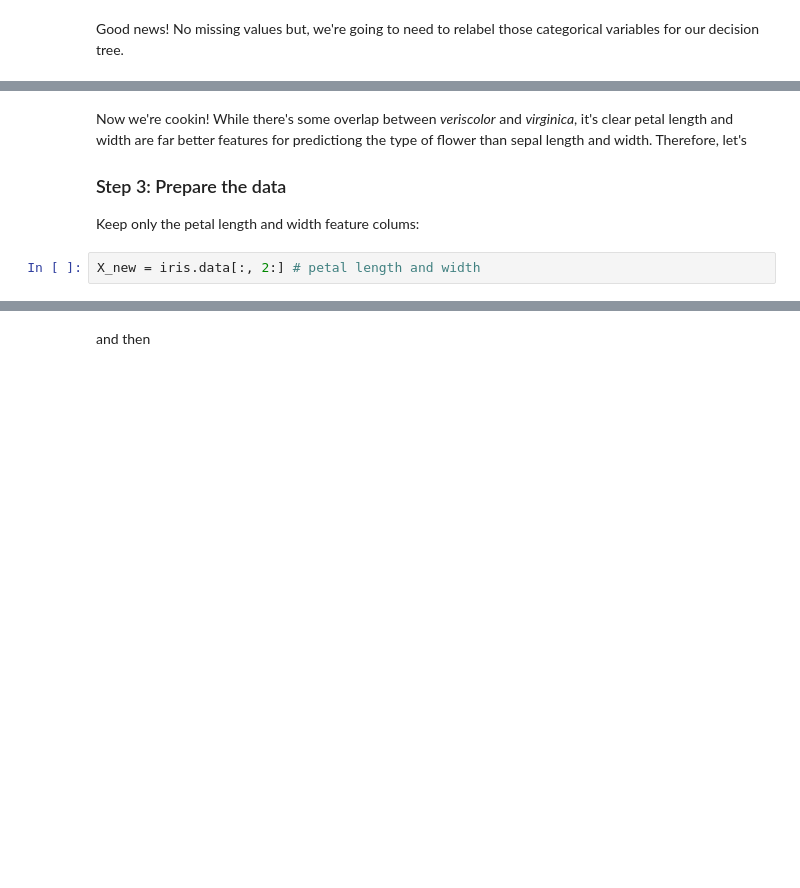
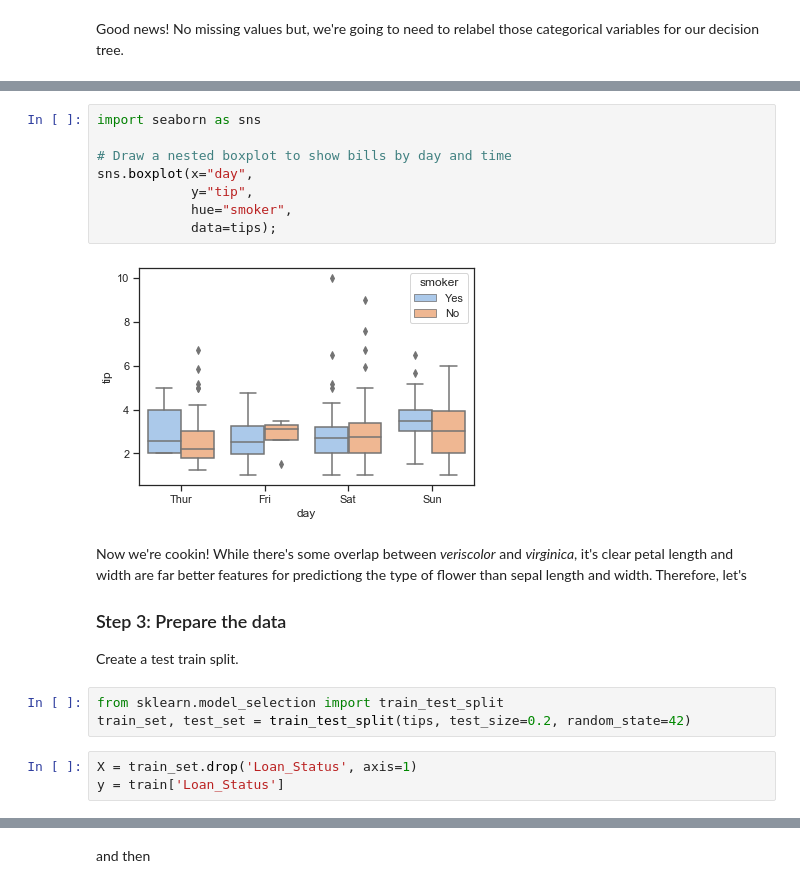
Before and after one commit to educatorsRlearners/an-a-z-of-machine-learning, a Jupyter notebook: _notebooks/2020-05-26-d-is-for-decision-tree.ipynb, the cells around one changed output, grey strips where cells are left out. Drawn from its saved outputs; the diff is of its cells as text; blank space fills up the shorter version.

```diff
--- a/_notebooks/2020-05-26-d-is-for-decision-tree.ipynb
+++ b/_notebooks/2020-05-26-d-is-for-decision-tree.ipynb
@@ -117,8 +91,22 @@ plt.show()
+# %%
+import seaborn as sns
+
+# Draw a nested boxplot to show bills by day and time
+sns.boxplot(x="day",
+            y="tip",
+            hue="smoker",
+            data=tips);
+# %% [output]
+[figure, added]
 # %% [markdown]
 Now we're cookin! While there's some overlap between *veriscolor* and *virginica*, it's clear petal length and width are far better features for predictiong the type of flower than sepal length and width.  Therefore, let's
 
 ### Step 3: Prepare the data
 
-Keep only the petal length and width feature colums:
+Create a test train split.
-# %%
-X_new = iris.data[:, 2:] # petal length and width
+# %%
+from sklearn.model_selection import train_test_split
+train_set, test_set = train_test_split(tips, test_size=0.2, random_state=42)
+# %%
+X = train_set.drop('Loan_Status', axis=1)
+y = train['Loan_Status']
```
Also changed, not shown: parts of 15 cells of this notebook.
